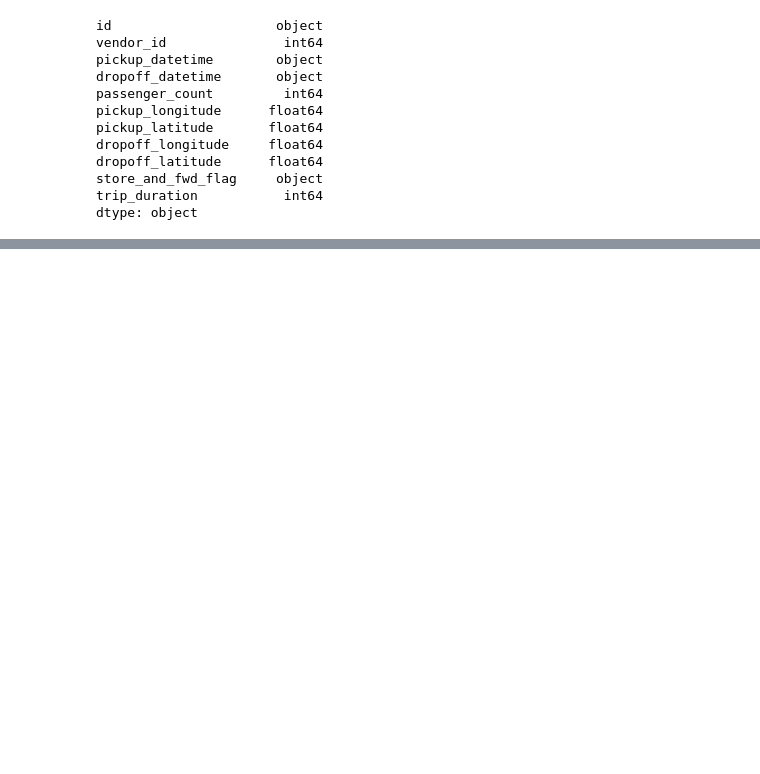
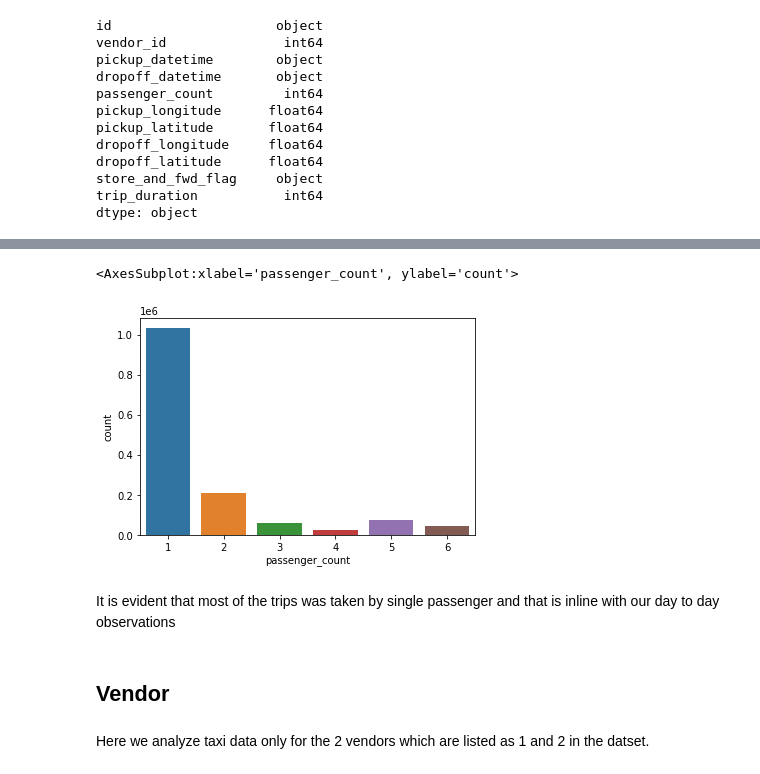
Before and after one commit to harshithgowdakc/NYC-Taxi-Data, a Jupyter notebook: NYC_Taxi_Data.ipynb, the cells around one changed output, grey strips where cells are left out. Saved outputs shown, nothing was run; the diff lists cells and outputs as text; code cells hidden in the pictures; blank space fills up the shorter version.

Commit message:
Data Cleaning 5

```diff
--- a/NYC_Taxi_Data.ipynb
+++ b/NYC_Taxi_Data.ipynb
@@ -179,0 +344,2 @@ nyc_df.head(2)
+# %%
+nyc_df['passenger_count'] = nyc_df.passenger_count.map(lambda x: 1 if x == 0 else x)
@@ -180,2 +348,2 @@ nyc_df.head(2)
 # %%
-nyc_df['speed'] = (nyc_df.distance/(nyc_df.trip_duration/3600))
+nyc_df = nyc_df[nyc_df.passenger_count <= 6]
@@ -202,0 +360,11 @@ nyc_df.dtypes.reset_index()
+# %%
+sns.countplot(x = 'passenger_count', data = nyc_df)
+# %% [output]
+<AxesSubplot:xlabel='passenger_count', ylabel='count'>
+[figure, added]
+# %% [markdown]
+It is evident that most of the trips was taken by single passenger and that is inline with our day to day observations
+# %% [markdown]
+## **Vendor**
+# %% [markdown]
+Here we analyze taxi data only for the 2 vendors which are listed as 1 and 2 in the datset.
```
Also changed, not shown: parts of 41 cells of this notebook.
